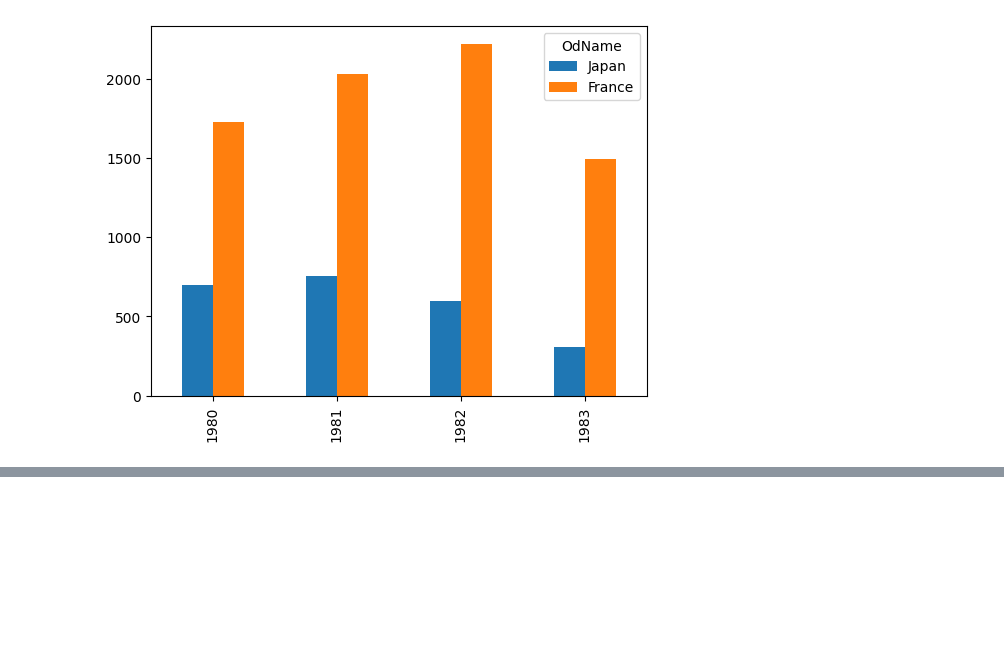
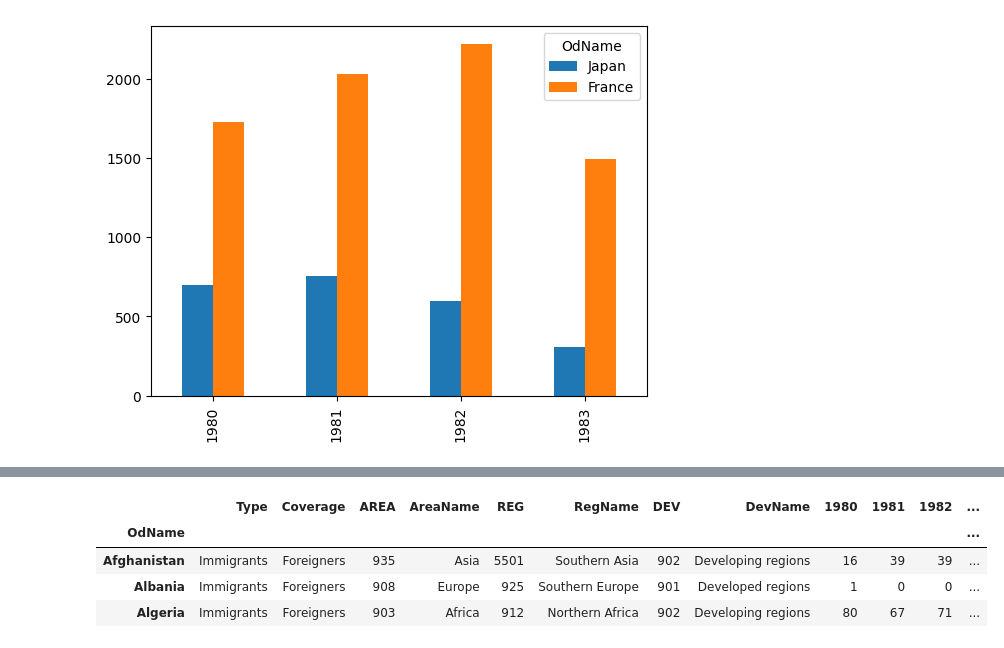
Before and after one commit to Aa8874/digipodium-ds, a Jupyter notebook: DATA_ANALYSIS/data_analysis.ipynb, the cells around one changed output, grey strips where cells are left out. Saved outputs shown, nothing was run; the diff lists cells and outputs as text; code cells hidden in the pictures; blank space fills up the shorter version.

```diff
--- a/DATA_ANALYSIS/data_analysis.ipynb
+++ b/DATA_ANALYSIS/data_analysis.ipynb
@@ -132,3 +266,12 @@ canada.head()
 | Algeria | Immigrants | Foreigners | 903 | Africa | 912 | Northern Africa | 902 | Developing regions | 80 | 67 | 71 | ... |
 | American Samoa | Immigrants | Foreigners | 909 | Oceania | 957 | Polynesia | 902 | Developing regions | 0 | 1 | 0 | ... |
 | Andorra | Immigrants | Foreigners | 908 | Europe | 925 | Southern Europe | 901 | Developed regions | 0 | 0 | 0 | ... |
+# %%
+canada['Faltu'] = 20
+canada.head(3)
+# %% [output]
+|  | Type | Coverage | AREA | AreaName | REG | RegName | DEV | DevName | 1980 | 1981 | 1982 | ... |
+| OdName |  |  |  |  |  |  |  |  |  |  |  | ... |
+| Afghanistan | Immigrants | Foreigners | 935 | Asia | 5501 | Southern Asia | 902 | Developing regions | 16 | 39 | 39 | ... |
+| Albania | Immigrants | Foreigners | 908 | Europe | 925 | Southern Europe | 901 | Developed regions | 1 | 0 | 0 | ... |
+| Algeria | Immigrants | Foreigners | 903 | Africa | 912 | Northern Africa | 902 | Developing regions | 80 | 67 | 71 | ... |
```
Also changed, not shown: parts of 24 cells of this notebook.
